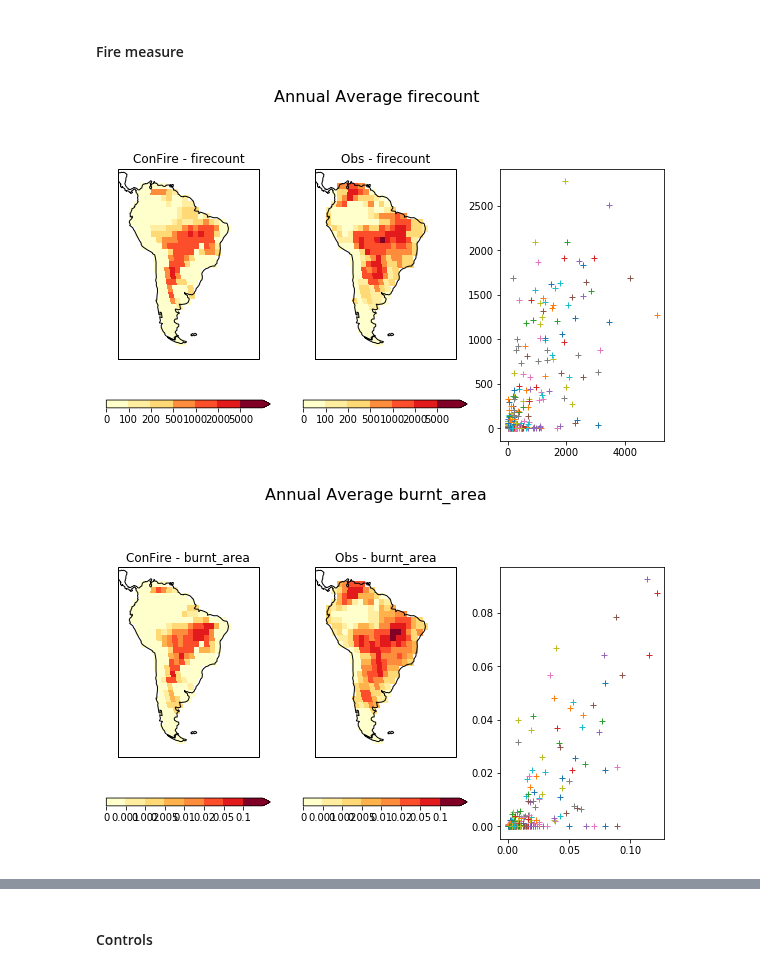
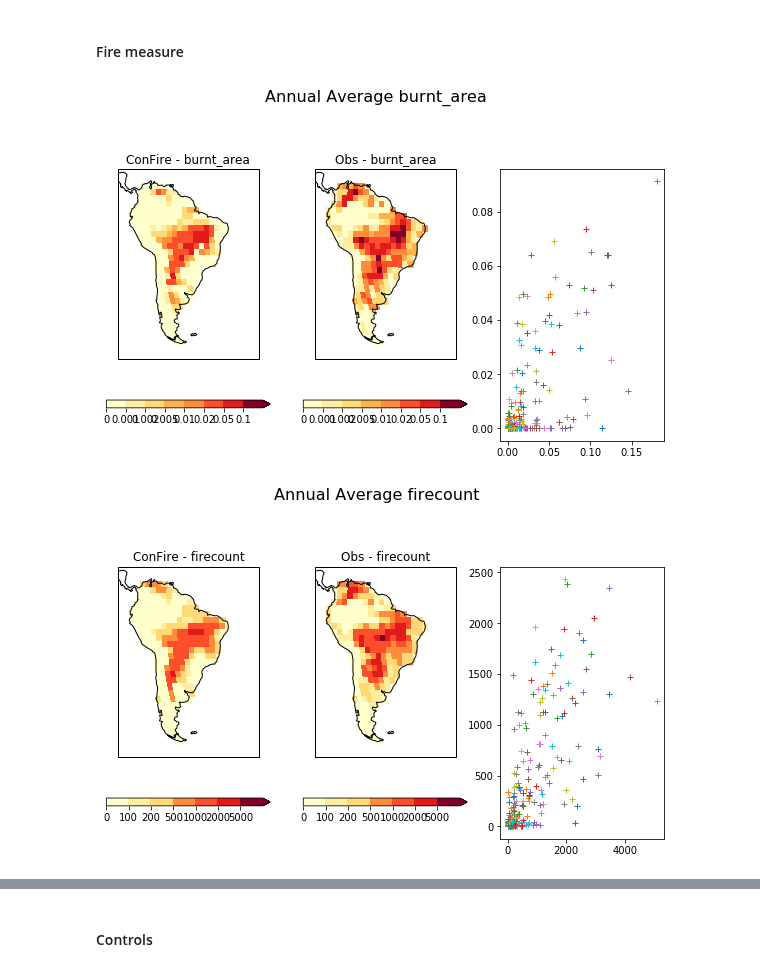
Before and after one commit to douglask3/amazon_fires, a Jupyter notebook: optimise_run_model/make_model_output.ipynb, the cells around one changed output, grey strips where cells are left out. Cells and saved outputs as stored; diff of their text form; code cells hidden in the pictures.

Commit message:
full optimizxation and burnt area. Started 100 member sampling, Will need increasing to 1000 next time

```diff
--- a/optimise_run_model/make_model_output.ipynb
+++ b/optimise_run_model/make_model_output.ipynb
@@ -96,15 +96,15 @@ files = {'soilwMax'           : 'vegetation/MaxOverMean_soilw.0-10cm.gauss.2001-
          'population_density' : 'human/population_density-PD_HYDEv3.2_2001-2018.nc',
          'cropland'           : 'human/cropland2001-2019.nc',
          'vegcover'           : 'vegetation/vegcover-2001-June2018.nc',
-         'burnt_area'         : 'burnt_area-GFED4s_2.5degree_2001-2016.nc',
+         'burnt_area'         : 'fire_counts/burnt_area_MCD64A1.006.nc',
          'firecount'          : 'fire_counts/firecount_TERRA_M__T.nc'}
 # %%
 param_files  = '../outputs/params-test_errors-2002-attempt2'
-exponates    = [True, True]
-variables    = ["firecount", "burnt_area"]
+exponates    = [False, True]
+variables    = ["burnt_area", "firecount"]
 errorDists     = ['Tnorm', 'Tnorm']
-title_output = 'constant_post_2018_full_2002-attempt2'
-fire_Season = [7, 8]
+title_output = 'constant_post_2018_full_2002-attempt3'
+fire_Season = [8]
 
 
 # Toggle plots on/off
@@ -450,36 +450,36 @@ def plot_model_burnt_area(model, variable, level, scale, mnths = None, nmth_ys =
     sim = model.burnt_area[mnths].collapsed('time', iris.analysis.MEAN)
 
     sim.long_name = "ConFire - " + variable
     sim.data = sim.data * nmth_ys * scale
 
     plot_lonely_cube(sim, N, M, n + 1, levels = level, cmap = "brewer_YlOrRd_09", *args, **kw)
 
     #gfed = iris.load_cube('../outputs/amazon_region/burnt_area-GFED4s_2.5degree_2000-2016.nc')
     obs = input_data[variable][mnths].collapsed('time', iris.analysis.MEAN)*nmth_ys * scale
     obs.long_name = "Obs - " + variable
     plot_lonely_cube(obs, N, M, n + 2, levels = level, cmap = "brewer_YlOrRd_09", *args, **kw)
 
     if addScatter:
         plt.subplot(N, M, n + 3)
         plt.plot(obs.data, sim.data, '+')
     plt.subplots_adjust(top=0.88)
     plt.suptitle(Title + variable, fontsize=16)
     plt.subplots_adjust(top=0.88)
 
     if fig:
         plt.savefig(dir_fig + variable + '.png')
 
-levels_var = [[0, 100, 200, 500, 1000, 2000, 5000], [0, 0.001, 0.002, 0.005, 0.01, 0.02, 0.05, 0.1]]
+levels_var = [[0, 0.001, 0.002, 0.005, 0.01, 0.02, 0.05, 0.1], [0, 100, 200, 500, 1000, 2000, 5000]]
 scales = [1, 1]
 
 def plot_fire_month(*args, **kw):
     for model, variable, level, scale, ex in zip(models, variables, levels_var, scales, ["max", "max"]):
         plot_model_burnt_area(model, variable, level, scale, extend = ex, *args, **kw)
 
 plot_fire_month(addScatter = True)
 # %% [output]
-[figure, old version]
+[figure, new version]
-[figure, old version]
+[figure, new version]
 # %%
 fire_Season = np.array([6,7,8])
 fire_Seasons = np.array([fire_Season + yr*12 for yr in range(0, 19)])
```
Also changed, not shown: parts of 14 cells of this notebook, 2 other files.
